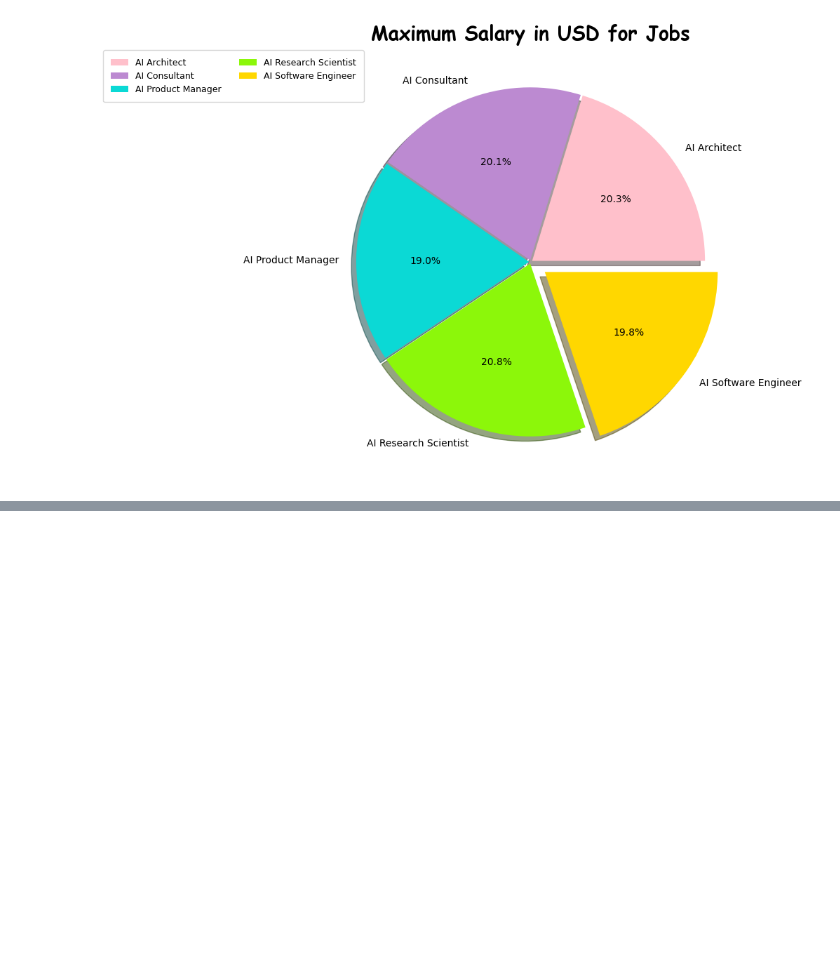
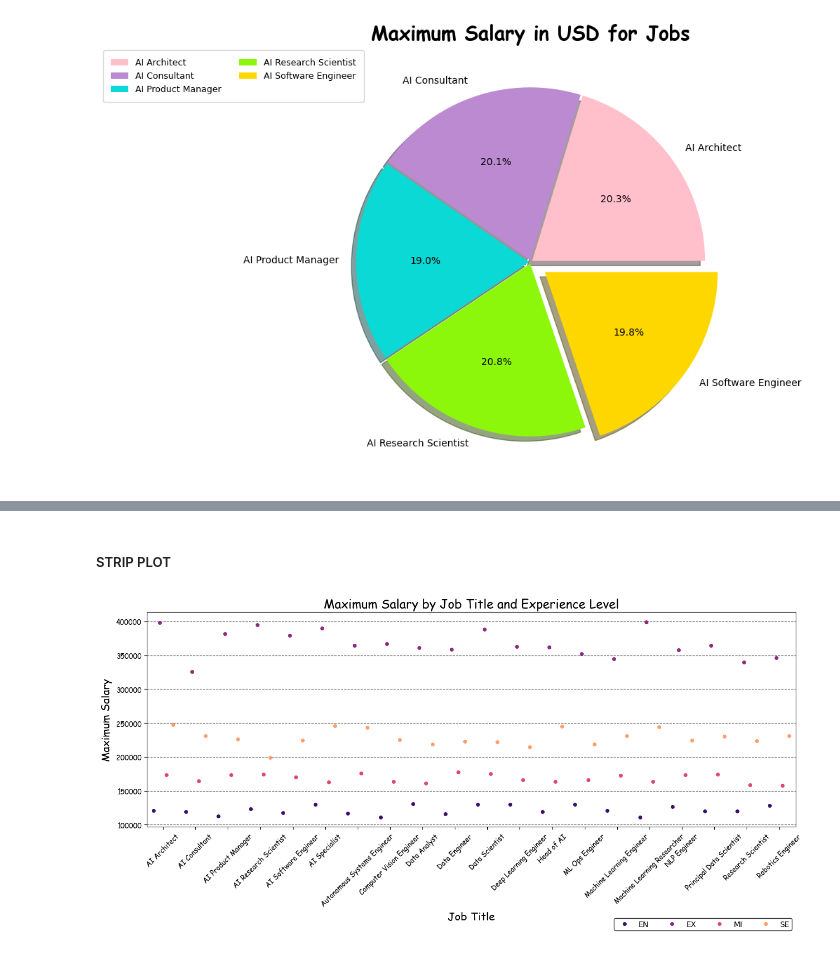
Before and after one commit to Sharu2507/EDA-project, a Jupyter notebook: Project_Phase_1/AI_project_phase1.ipynb, the cells around one changed output, grey strips where cells are left out. Drawn from its saved outputs; the diff is of its cells as text; code cells hidden in the pictures; blank space fills up the shorter version.

```diff
--- a/Project_Phase_1/AI_project_phase1.ipynb
+++ b/Project_Phase_1/AI_project_phase1.ipynb
@@ -609,0 +635,29 @@ plt.show()
+# %% [markdown]
+##### STRIP PLOT
+# %%
+# plotting a strip plot for s_r , max salary based on experience level
+
+#assigning the figure size
+plt.figure(figsize = (15,5))
+
+# plotting
+sns.stripplot(x='job_title',y='max',data=s_r,hue = 'experience_level', palette = 'magma', dodge = True)
+
+#assigning grid values
+plt.grid(axis = "y" , linestyle= "--",color ="black", alpha = 0.6 )
+
+# title altering
+plt.title("Maximum Salary by Job Title and Experience Level", fontsize=16, fontname = "Comic Sans MS")
+plt.xlabel("Job Title", fontsize=14 , fontname = "Comic Sans MS")
+plt.ylabel("Maximum Salary", fontsize=14 ,fontname = "Comic Sans MS")
+
+# altering x tick values
+plt.xticks(rotation=45, fontsize=9 , fontname = "Comic Sans MS")
+plt.yticks(fontsize=9 , fontname = "Comic Sans MS")
+
+#legend
+plt.legend(bbox_to_anchor =(1,-0.50), loc ="lower right", frameon = True , borderpad = 0.3 , edgecolor = "black", ncol = 4)
+
+plt.show()
+# %% [output]
+[figure, added]
```
Also changed, not shown: parts of 93 cells of this notebook.
